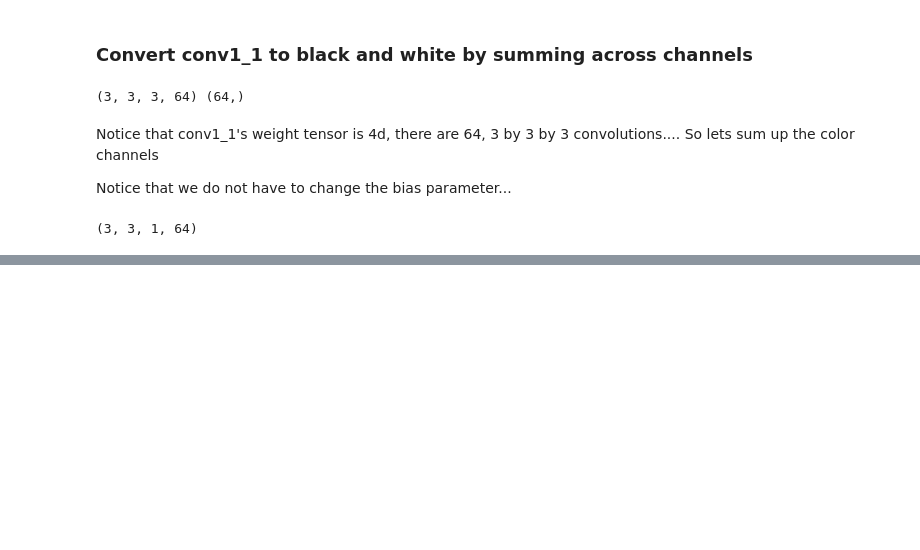
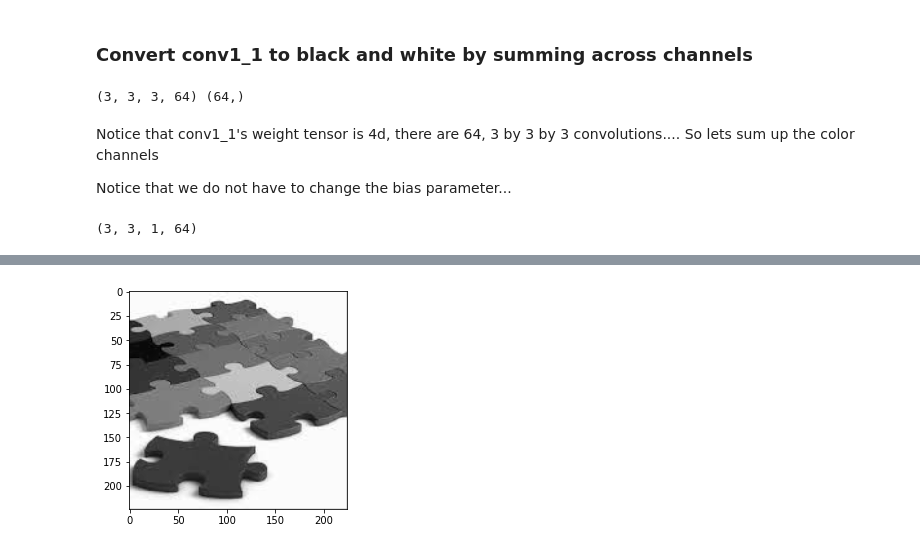
Before and after one commit to jwde/lungcancerDL, a Jupyter notebook: vgg_feature_extraction.ipynb, the cells around one changed output, grey strips where cells are left out. Cells and saved outputs as stored; diff of their text form; code cells hidden in the pictures; blank space fills up the shorter version.

```diff
--- a/vgg_feature_extraction.ipynb
+++ b/vgg_feature_extraction.ipynb
@@ -70,0 +110,6 @@ print w.shape
+# %%
+def make_bw(img):
+    return np.mean(img, axis=2)
+show(make_bw(puzzle))
+# %% [output]
+[figure, added]
```
Also changed, not shown: parts of 8 cells of this notebook, 1 other file.
